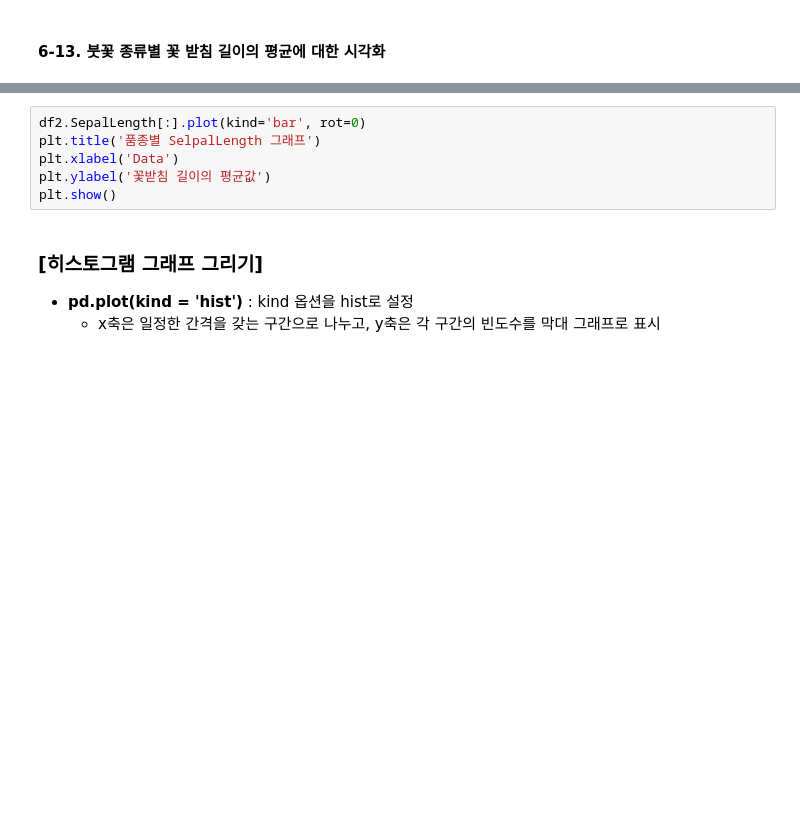
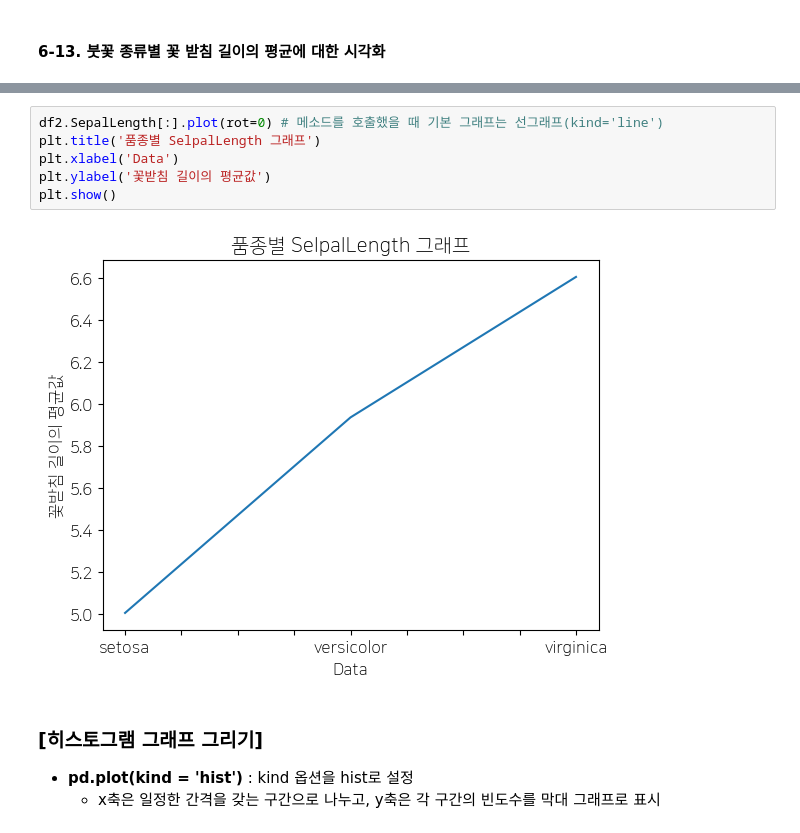
Before and after one commit to hghg919/Data-processing, a Jupyter notebook: PythonWorkspace/6장/6장_판다스_활용(실습용).ipynb, the cells around one changed output, grey strips where cells are left out. Drawn from its saved outputs; the diff is of its cells as text; blank space fills up the shorter version.

```diff
--- a/PythonWorkspace/6장/6장_판다스_활용(실습용).ipynb
+++ b/PythonWorkspace/6장/6장_판다스_활용(실습용).ipynb
@@ -218,9 +344,11 @@ df2
 # %%
-df2.SepalLength[:].plot(kind='bar', rot=0)
+df2.SepalLength[:].plot(rot=0) # 메소드를 호출했을 때 기본 그래프는 선그래프(kind='line')
 plt.title('품종별 SelpalLength 그래프')
 plt.xlabel('Data')
 plt.ylabel('꽃받침 길이의 평균값')
 plt.show()
+# %% [output]
+[figure, added]
 # %% [markdown]
 ### [히스토그램 그래프 그리기]
 * **pd.plot(kind = 'hist')** : kind 옵션을 hist로 설정
```
Also changed, not shown: parts of 34 cells of this notebook.
